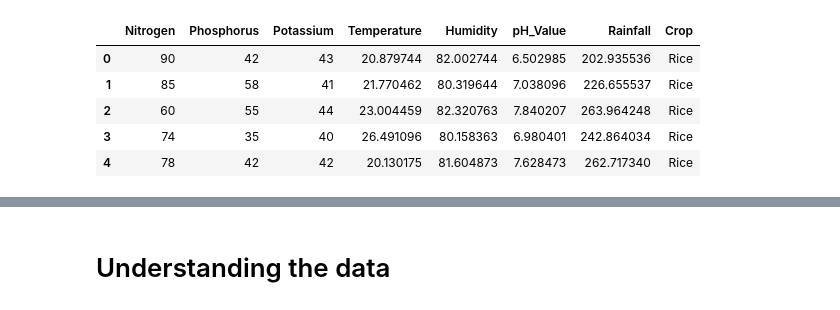
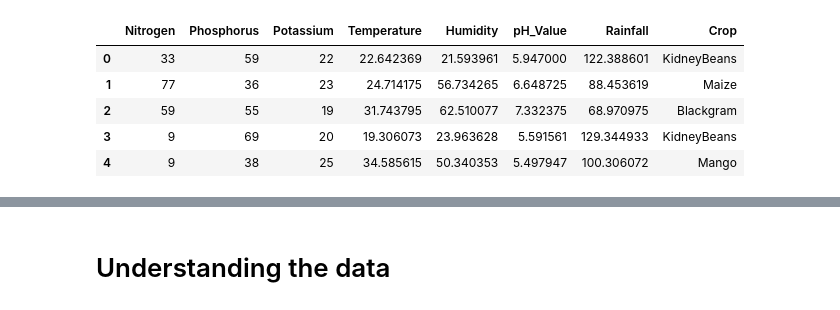
Before and after one commit to Mark-Kitur/crop_recomendation, a Jupyter notebook: crop.ipynb, the cells around one changed output, grey strips where cells are left out. Drawn from its saved outputs; the diff is of its cells as text; code cells hidden in the pictures.

```diff
--- a/crop.ipynb
+++ b/crop.ipynb
@@ -6,12 +6,13 @@ import seaborn as sns
 import os
 # %%
-crop = pd.read_csv(r'E:\data sciences\crop_recomendation\Crop_Recommendation.csv')
+crop = pd.read_csv(r'/media/mark/New Volume1/data_science/crop_recomendation/Crop_Recommendation.csv')
 # %%
+crop= crop.sample(frac=1,ignore_index=True).reset_index(drop=True)
 crop.head()
 # %% [output]
 |  | Nitrogen | Phosphorus | Potassium | Temperature | Humidity | pH_Value | Rainfall | Crop |
-| 0 | 90 | 42 | 43 | 20.879744 | 82.002744 | 6.502985 | 202.935536 | Rice |
-| 1 | 85 | 58 | 41 | 21.770462 | 80.319644 | 7.038096 | 226.655537 | Rice |
-| 2 | 60 | 55 | 44 | 23.004459 | 82.320763 | 7.840207 | 263.964248 | Rice |
-| 3 | 74 | 35 | 40 | 26.491096 | 80.158363 | 6.980401 | 242.864034 | Rice |
-| 4 | 78 | 42 | 42 | 20.130175 | 81.604873 | 7.628473 | 262.717340 | Rice |
+| 0 | 33 | 59 | 22 | 22.642369 | 21.593961 | 5.947000 | 122.388601 | KidneyBeans |
+| 1 | 77 | 36 | 23 | 24.714175 | 56.734265 | 6.648725 | 88.453619 | Maize |
+| 2 | 59 | 55 | 19 | 31.743795 | 62.510077 | 7.332375 | 68.970975 | Blackgram |
+| 3 | 9 | 69 | 20 | 19.306073 | 23.963628 | 5.591561 | 129.344933 | KidneyBeans |
+| 4 | 9 | 38 | 25 | 34.585615 | 50.340353 | 5.497947 | 100.306072 | Mango |
```
Also changed, not shown: parts of 8 cells of this notebook, 7 other files.
